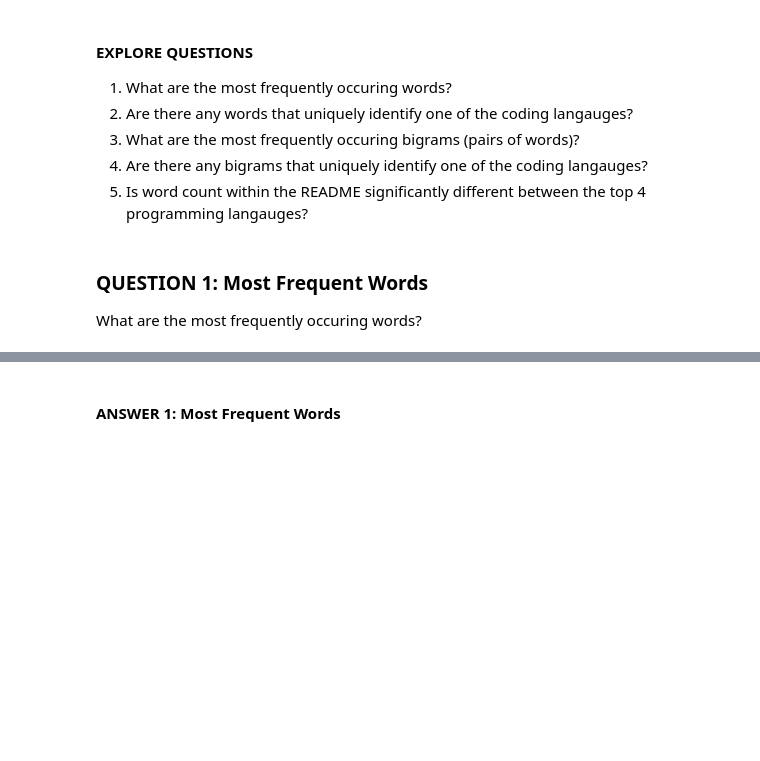
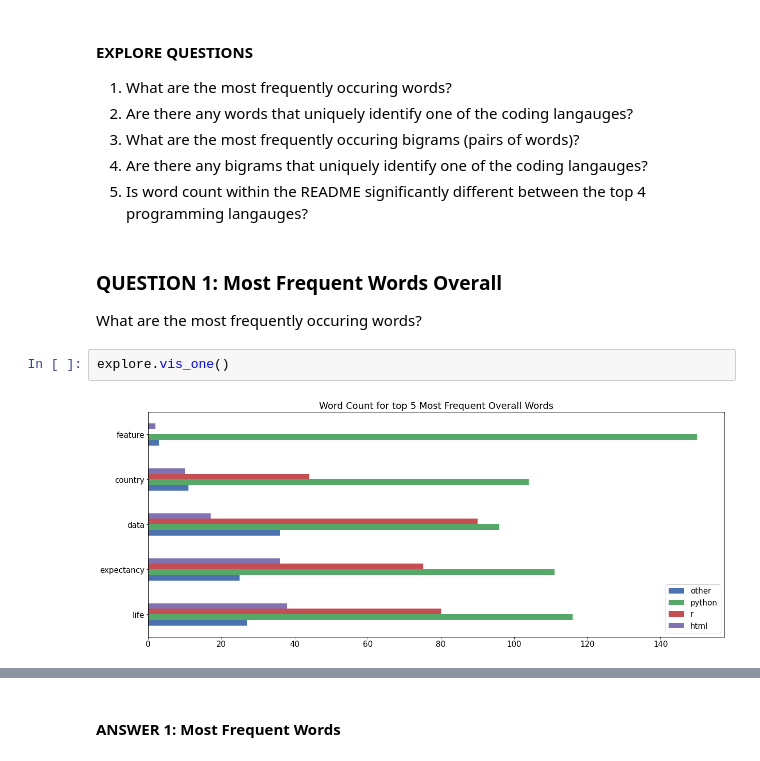
Before and after one commit to Two-Guys-and-a-Gal/NLP-Project, a Jupyter notebook: final_report.ipynb, the cells around one changed output, grey strips where cells are left out. Cells and saved outputs as stored; diff of their text form; blank space fills up the shorter version.

Commit message:
Updated explore

```diff
--- a/final_report.ipynb
+++ b/final_report.ipynb
@@ -238,5 +267,9 @@ All bivariate exploration was conducted on the train corpus to prevent data leak
 4. Are there any bigrams that uniquely identify one of the coding langauges?
 5. Is word count within the README significantly different between the top 4 programming langauges?
 # %% [markdown]
-### QUESTION 1: Most Frequent Words
+### QUESTION 1: Most Frequent Words Overall
 What are the most frequently occuring words?
+# %%
+explore.vis_one()
+# %% [output]
+[figure, added]
```
Also changed, not shown: parts of 17 cells of this notebook.
